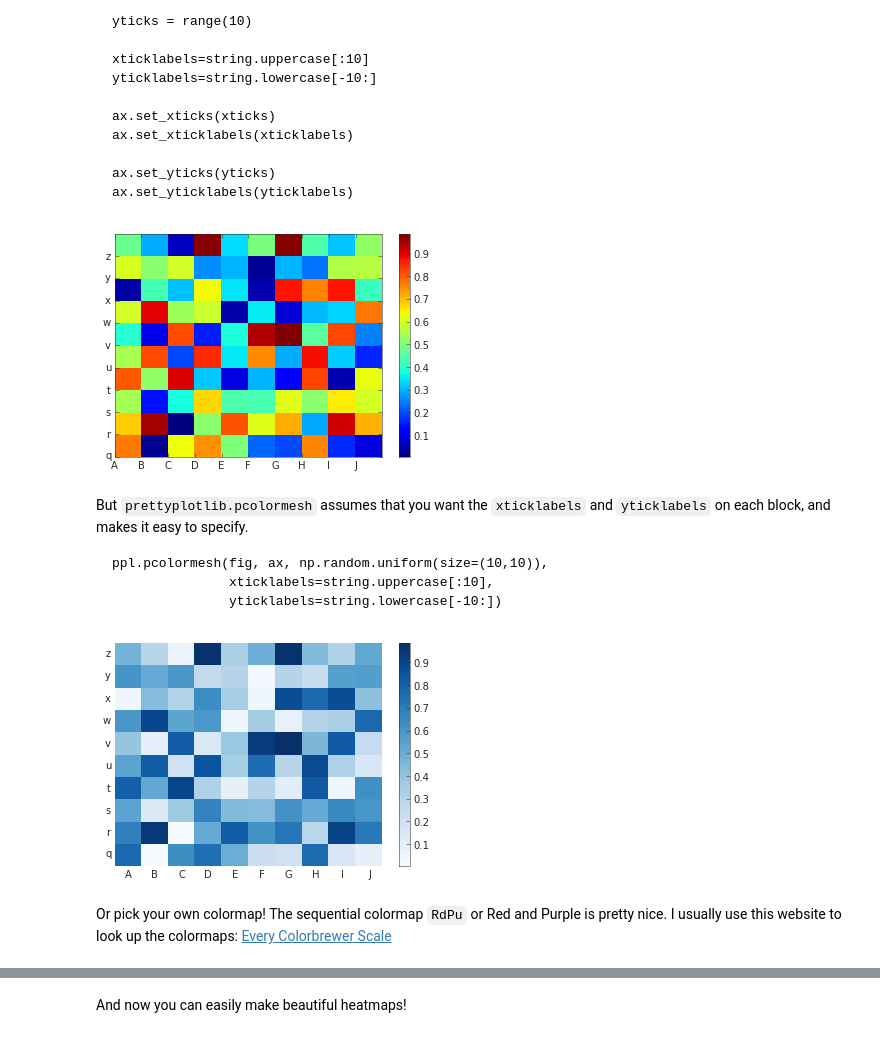
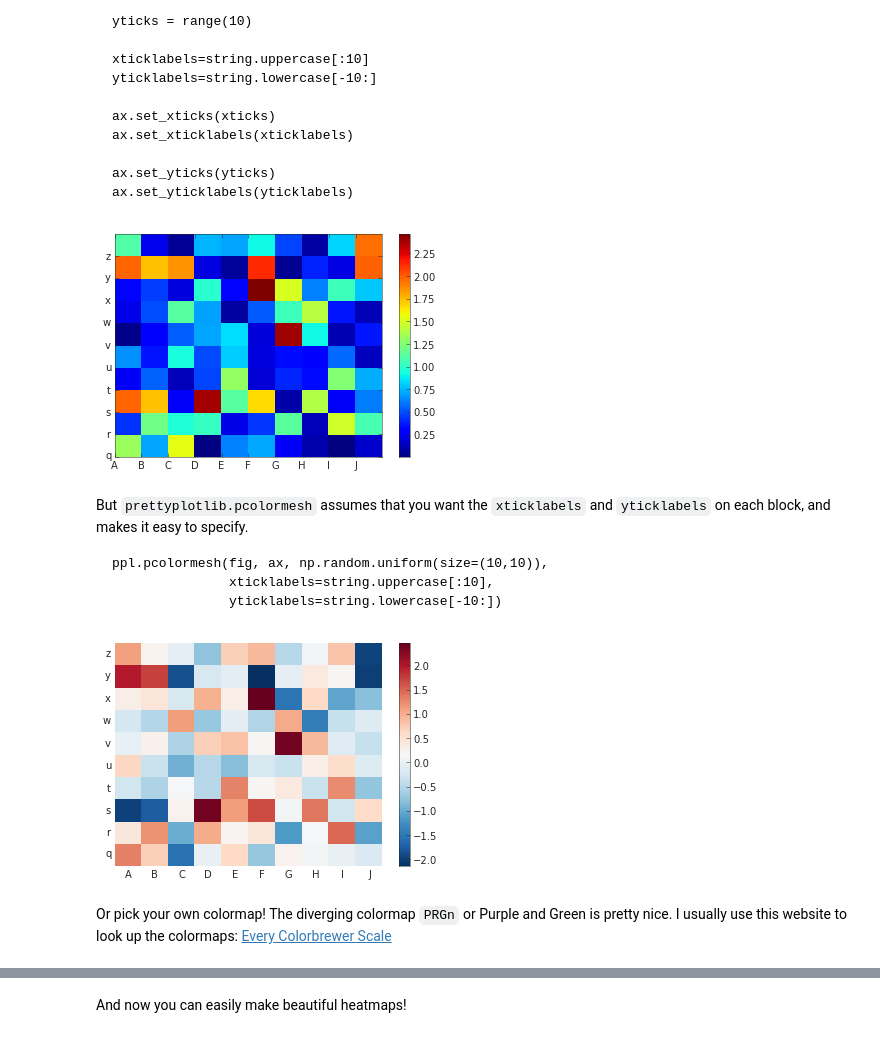
Before and after one commit to olgabot/prettyplotlib, a Jupyter notebook: examples/pcolormesh.ipynb, the cells around one changed output, grey strips where cells are left out. Cells and saved outputs as stored; diff of their text form; code cells hidden in the pictures.

```diff
--- a/examples/pcolormesh.ipynb
+++ b/examples/pcolormesh.ipynb
@@ -94,32 +105,32 @@ Normally, when you add $x$- and $y$-ticklables on `pcolormesh` in `matplotlib`,
 # %%
 import prettyplotlib as ppl
 from prettyplotlib import plt
 import numpy as np
 import string
 
 fig, ax = plt.subplots(1)
 
 np.random.seed(10)
 
-p = ax.pcolormesh(np.random.uniform(size=(10,10)))
+p = ax.pcolormesh(np.abs(np.random.randn(10,10)))
 fig.colorbar(p)
 
 xticks = range(10)
 yticks = range(10)
 
 xticklabels=string.uppercase[:10]
 yticklabels=string.lowercase[-10:]
 
 ax.set_xticks(xticks)
 ax.set_xticklabels(xticklabels)
 
 ax.set_yticks(yticks)
 ax.set_yticklabels(yticklabels)
 
 
 fig.savefig('pcolormesh_matplotlib_positive_labels.png')
 # %% [output]
-[figure, old version]
+[figure, new version]
 # %% [markdown]
 But `prettyplotlib.pcolormesh` assumes that you want the `xticklabels` and `yticklabels` on each block, and makes it easy to specify.
 
@@ -136,11 +147,11 @@ fig, ax = plt.subplots(1)
 
 np.random.seed(10)
 
-ppl.pcolormesh(fig, ax, np.random.uniform(size=(10,10)),
+ppl.pcolormesh(fig, ax, np.random.randn(10,10),
                xticklabels=string.uppercase[:10],
                yticklabels=string.lowercase[-10:])
-fig.savefig('pcolormesh_prettyplotlib_positive_labels.png')
+fig.savefig('pcolormesh_prettyplotlib_labels.png')
 # %% [output]
-[figure, old version]
+[figure, new version]
 # %% [markdown]
-Or pick your own colormap! The sequential colormap `RdPu` or Red and Purple is pretty nice. I usually use this website to look up the colormaps: [Every Colorbrewer Scale](http://bl.ocks.org/mbostock/5577023)
+Or pick your own colormap! The diverging colormap `PRGn` or Purple and Green is pretty nice. I usually use this website to look up the colormaps: [Every Colorbrewer Scale](http://bl.ocks.org/mbostock/5577023)
```
Also changed, not shown: parts of 11 cells of this notebook, 10 other files.
